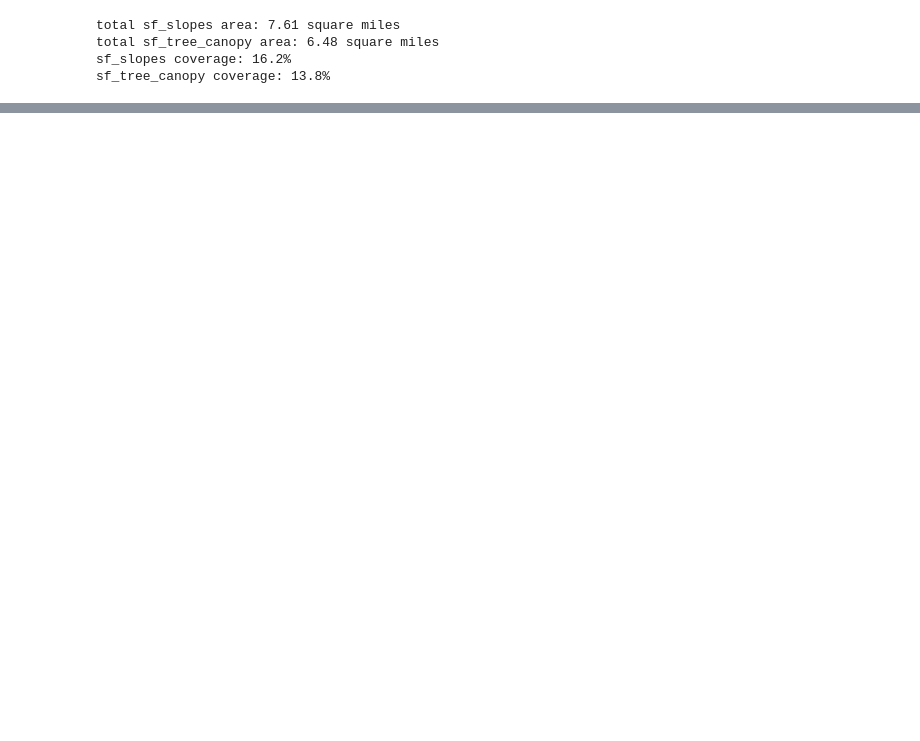
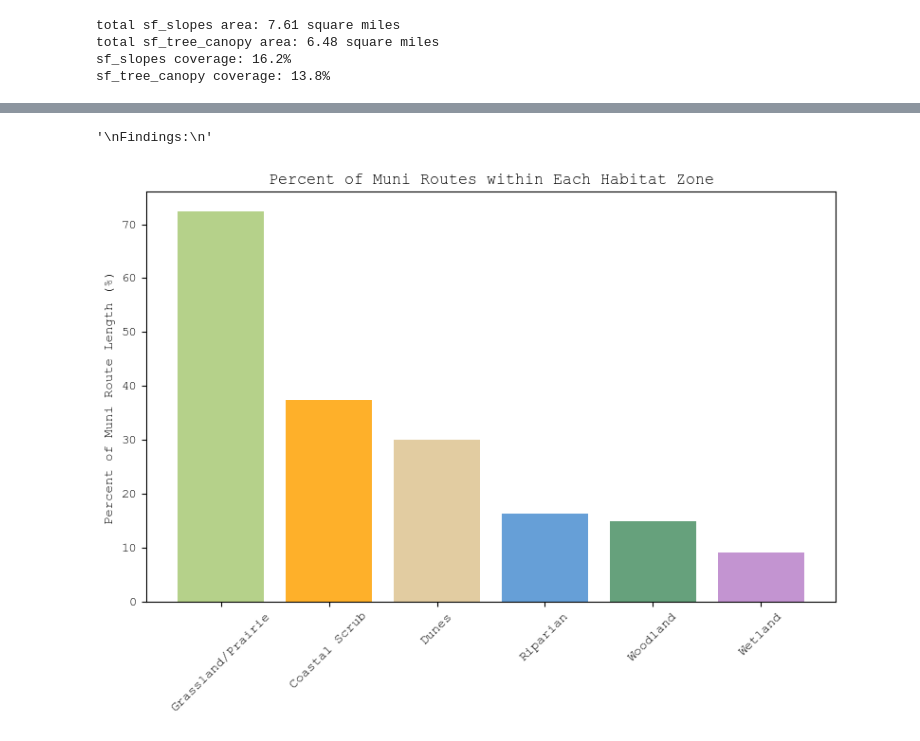
Before and after one commit to elliemadsen/cdp-mapping-systems, a Jupyter notebook: Assignments/01_SF_Canopy_Slope_Habitat_Analysis.ipynb, the cells around one changed output, grey strips where cells are left out. Saved outputs shown, nothing was run; the diff lists cells and outputs as text; code cells hidden in the pictures; blank space fills up the shorter version.

```diff
--- a/Assignments/01_SF_Canopy_Slope_Habitat_Analysis.ipynb
+++ b/Assignments/01_SF_Canopy_Slope_Habitat_Analysis.ipynb
@@ -59,6 +59,7 @@ projected_crs = "EPSG:26910"
 sf_tree_canopy = sf_tree_canopy.to_crs(projected_crs)
 sf_plant_areas = sf_plant_areas.to_crs(projected_crs)
 sf_slopes = sf_slopes.to_crs(projected_crs)
+muni_routes = muni_routes.to_crs(projected_crs)
 # %%
 # overlay areas with slope grade > 20% and tree canopy
 fig, ax = plt.subplots(figsize=(10, 10))
@@ -330,0 +347,50 @@ plt.show()
+# %%
+"""
+Findings:
+- Coastal Scrub and Grassland/Prairie zones have the most percent coverage of slopes > 20% grade, while Dunes are relatively flat.
+- Coastal Scrub and Wetland zones have the highest tree canopy coverage, while Riparian has the least tree coverage.
+- Tree canopy area and slope area are highly correlated.
+- Wetlands compose the smallest area of all plant community zones, but have the second highest tree canopy coverage.
+"""
+# %% [output]
+'\nFindings:\n'
+# %%
+# --- Calculate percent of each muni route within each habitat zone ---
+muni_habitat_intersection = gpd.overlay(muni_routes, sf_plant_areas, how="intersection")
+muni_habitat_intersection["segment_length"] = muni_habitat_intersection.geometry.length
+
+route_lengths = (
+    muni_routes.groupby("route_name")["geometry"]
+    .apply(lambda x: x.length.sum())
+    .reset_index()
+)
+route_lengths = route_lengths.rename(columns={"geometry": "total_length"})
+
+route_habitat_lengths = (
+    muni_habitat_intersection.groupby(["route_name", "habitat"])["segment_length"]
+    .sum()
+    .reset_index()
+)
+route_habitat_lengths = route_habitat_lengths.merge(route_lengths, on="route_name")
+route_habitat_lengths["pct_in_habitat"] = (
+    route_habitat_lengths["segment_length"] / route_habitat_lengths["total_length"]
+) * 100
+
+habitat_total = (
+    muni_habitat_intersection.groupby("habitat")["segment_length"].sum().reset_index()
+)
+habitat_total["pct_of_muni"] = (
+    habitat_total["segment_length"] / muni_routes.geometry.length.sum()
+) * 100
+habitat_total = habitat_total.sort_values("pct_of_muni", ascending=False)
+
+fig, ax = plt.subplots(1, 1, figsize=(8, 6))
+colors = [cmap.get(h, "#cccccc") for h in habitat_total["habitat"]]
+ax.bar(habitat_total["habitat"], habitat_total["pct_of_muni"], color=colors)
+ax.set_ylabel("Percent of Muni Route Length (%)")
+ax.set_title("Percent of Muni Routes within Each Habitat Zone")
+ax.tick_params(axis="x", rotation=45)
+plt.tight_layout()
+plt.show()
+# %% [output]
+[figure, added]
```
Also changed, not shown: parts of 11 cells of this notebook.
